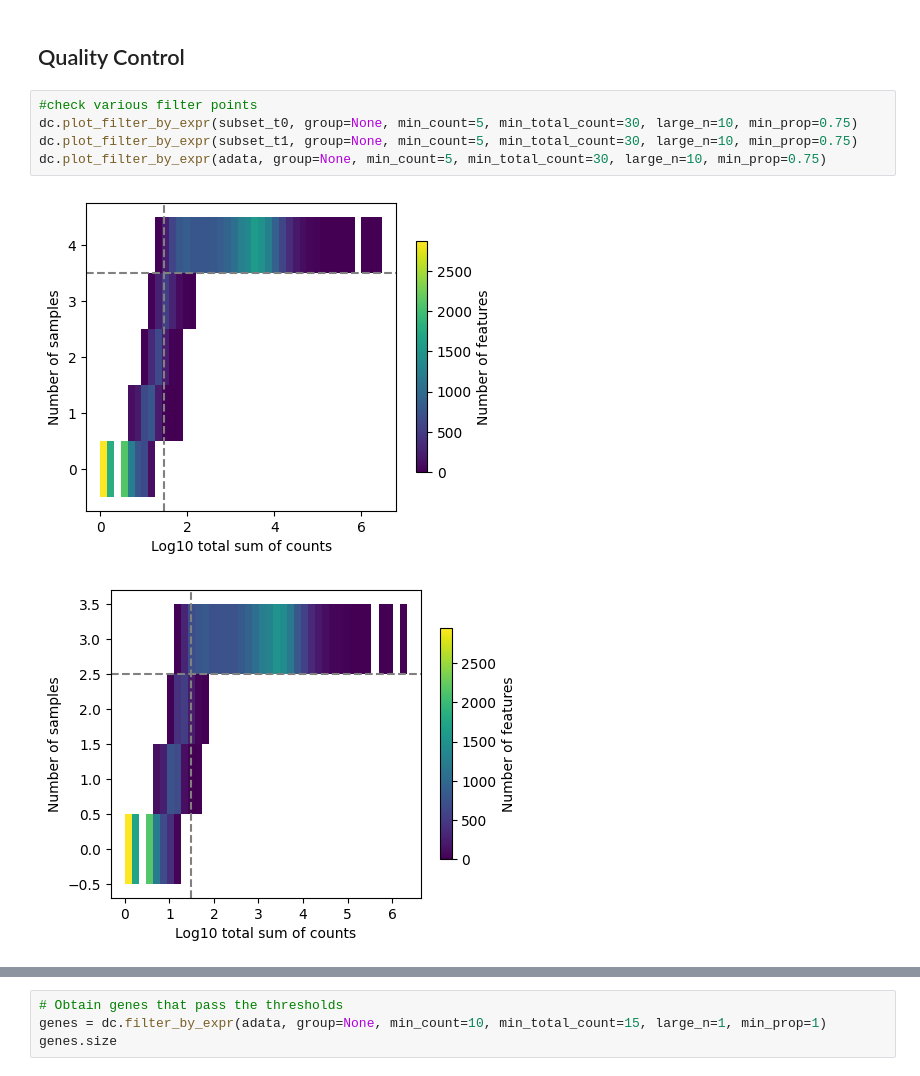
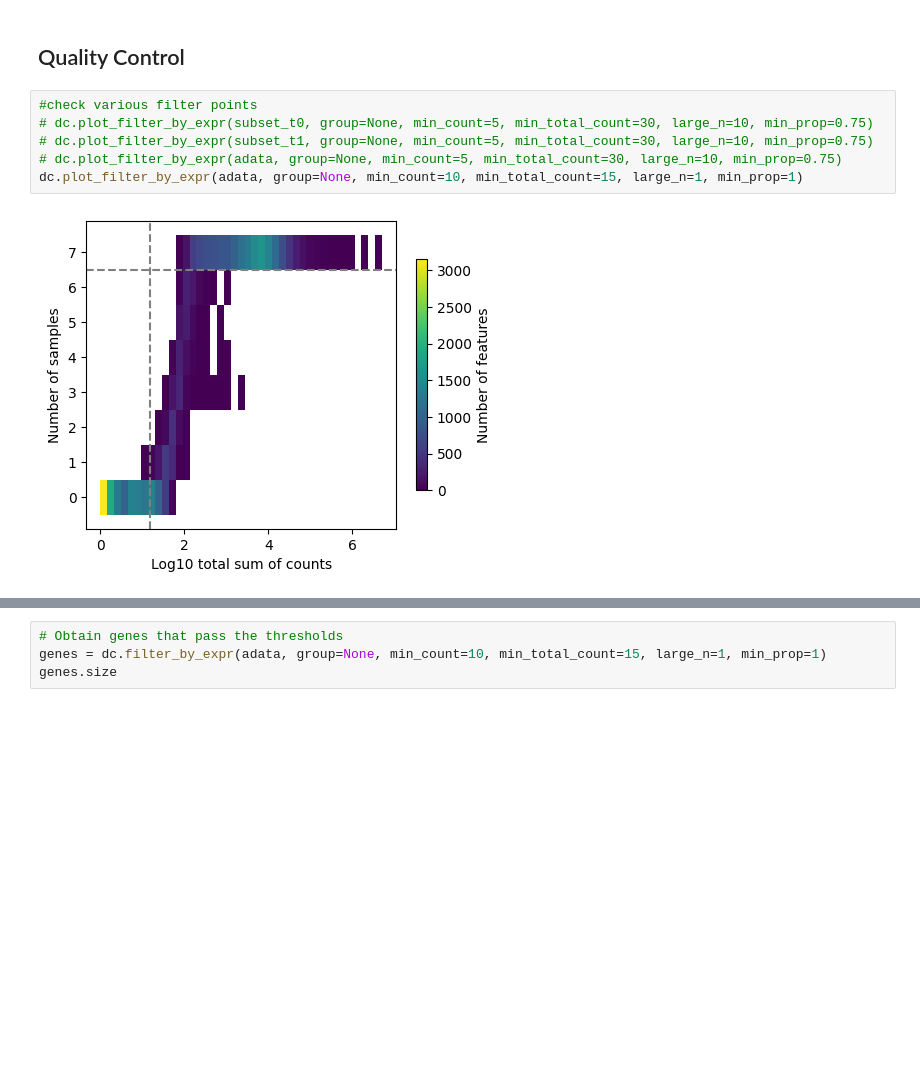
Before and after one commit to AlexanderFastner/MAFA_functional_analysis, a Jupyter notebook: notebooks/direct_comparison_WT_01.ipynb, the cells around one changed output, grey strips where cells are left out. Drawn from its saved outputs; the diff is of its cells as text; blank space fills up the shorter version.

```diff
--- a/notebooks/direct_comparison_WT_01.ipynb
+++ b/notebooks/direct_comparison_WT_01.ipynb
@@ -124,9 +121,9 @@ adata.obs
 ## Quality Control
 # %%
 #check various filter points
-dc.plot_filter_by_expr(subset_t0, group=None, min_count=5, min_total_count=30, large_n=10, min_prop=0.75)
-dc.plot_filter_by_expr(subset_t1, group=None, min_count=5, min_total_count=30, large_n=10, min_prop=0.75)
-dc.plot_filter_by_expr(adata, group=None, min_count=5, min_total_count=30, large_n=10, min_prop=0.75)
+# dc.plot_filter_by_expr(subset_t0, group=None, min_count=5, min_total_count=30, large_n=10, min_prop=0.75)
+# dc.plot_filter_by_expr(subset_t1, group=None, min_count=5, min_total_count=30, large_n=10, min_prop=0.75)
+# dc.plot_filter_by_expr(adata, group=None, min_count=5, min_total_count=30, large_n=10, min_prop=0.75)
+dc.plot_filter_by_expr(adata, group=None, min_count=10, min_total_count=15, large_n=1, min_prop=1)
 # %% [output]
-[figure, old version]
+[figure, new version]
-[figure, removed]
```
Also changed, not shown: parts of 27 cells of this notebook, 22 other files.
